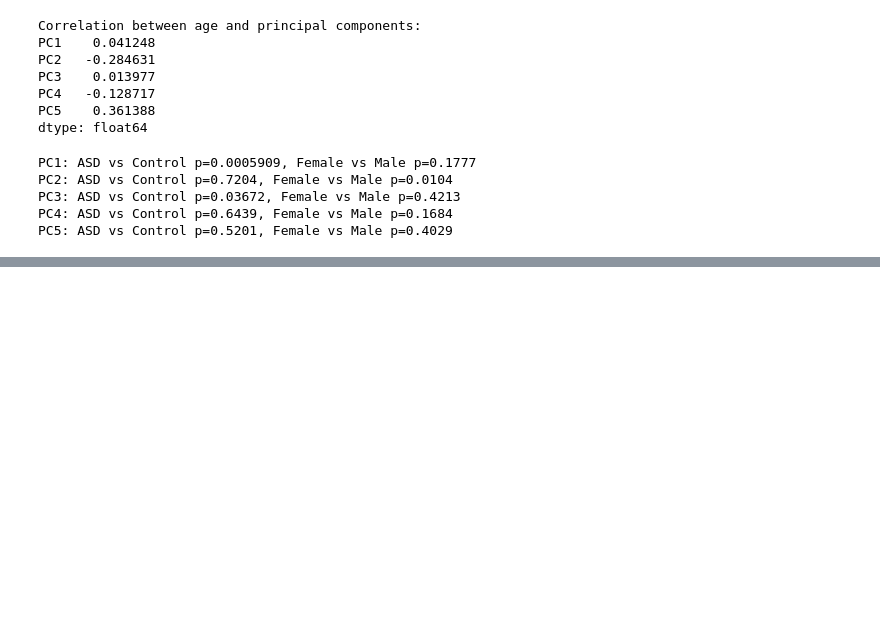
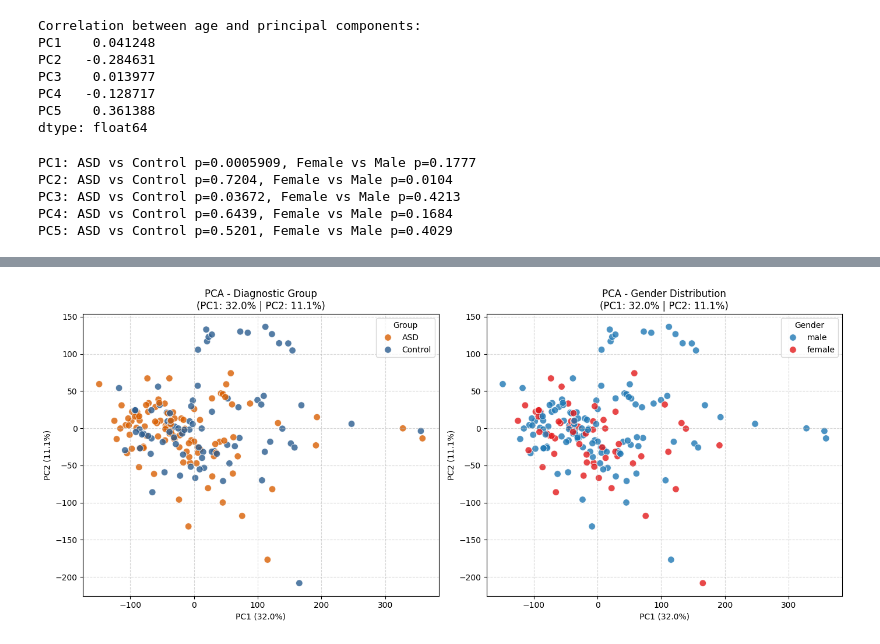
Before and after one commit to layakhosravi77-creator/ASD-Blood-Transcriptomic-Analysis, a Jupyter notebook: notebooks/01_data_exploration.ipynb, the cells around one changed output, grey strips where cells are left out. Drawn from its saved outputs; the diff is of its cells as text; code cells hidden in the pictures; blank space fills up the shorter version.

```diff
--- a/notebooks/01_data_exploration.ipynb
+++ b/notebooks/01_data_exploration.ipynb
@@ -1068,0 +1188,16 @@ PC5: ASD vs Control p=0.5201, Female vs Male p=0.4029
+# %%
+# Prepare samples × genes matrix
+X = gene_expression_log2.T
+
+# Align metadata with expression samples
+metadata_model = metadata_clean.set_index("sample_id").loc[X.index]
+
+# Define target and covariate
+y = metadata_model["group"].map({"Control": 0, "ASD": 1})
+sex = metadata_model["gender"].map({"female": 0, "male": 1})
+
+print("Feature matrix:", X.shape)
+print("Target distribution:")
+print(y.value_counts())
+print("\nMissing labels:", y.isna().sum())
+print("Missing sex values:", sex.isna().sum())
@@ -1068,0 +1968,80 @@ PC5: ASD vs Control p=0.5201, Female vs Male p=0.4029
+# %%
+import matplotlib.pyplot as plt
+import seaborn as sns
+from sklearn.decomposition import PCA
+from sklearn.preprocessing import StandardScaler
+
+print("در حال اجرای تحلیل PCA...")
+
+# ۱. استانداردسازی ویژگی‌ها (میانگین 0 و انحراف معیار 1) برای اجرای صحیح PCA
+scaler = StandardScaler()
+X_scaled = scaler.fit_transform(X)
+
+# ۲. اجرای PCA روی داده‌ها
+pca = PCA(n_components=10, random_state=42)
+X_pca = pca.fit_transform(X_scaled)
+
+# درصد اطلاعات (واریانس) ذخیره‌شده در هر مؤلفه
+var_ratio = pca.explained_variance_ratio_ * 100
+print(f"واریانس توجیه‌شده توسط PC1: {var_ratio[0]:.2f}%")
+print(f"واریانس توجیه‌شده توسط PC2: {var_ratio[1]:.2f}%")
+print(f"مجموع واریانس ۲ مؤلفه اول: {var_ratio[0] + var_ratio[1]:.2f}%")
+
+# ایجاد دیتافریم برای رسم نمودار
+pca_df = pd.DataFrame(
+    data=X_pca[:, :2],
+    columns=["PC1", "PC2"],
+    index=X.index
+)
+pca_df["Group"] = metadata_indexed["group"].values
+pca_df["Gender"] = metadata_indexed["gender"].values
+
+# ۳. رسم نمودارها
+fig, axes = plt.subplots(1, 2, figsize=(14, 6))
+
+# نمودار ۱: تفکیک بر اساس گروه بیماری (ASD vs Control)
+sns.scatterplot(
+    data=pca_df,
+    x="PC1", y="PC2",
+    hue="Group",
+    palette={"Control": "#2b5c8f", "ASD": "#d95f02"},
+    alpha=0.8,
+    s=70,
+    ax=axes[0]
+)
+axes[0].set_title(f"PCA - Diagnostic Group\n(PC1: {var_ratio[0]:.1f}% | PC2: {var_ratio[1]:.1f}%)", fontsize=12)
+axes[0].set_xlabel(f"PC1 ({var_ratio[0]:.1f}%)")
+axes[0].set_ylabel(f"PC2 ({var_ratio[1]:.1f}%)")
+axes[0].grid(True, linestyle="--", alpha=0.5)
+
+# نمودار ۲: تفکیک بر اساس جنسیت (Gender)
+sns.scatterplot(
+    data=pca_df,
+    x="PC1", y="PC2",
+    hue="Gender",
+    palette={"male": "#1f78b4", "female": "#e31a1c"},
+    alpha=0.8,
+    s=70,
+    ax=axes[1]
+)
+axes[1].set_title(f"PCA - Gender Distribution\n(PC1: {var_ratio[0]:.1f}% | PC2: {var_ratio[1]:.1f}%)", fontsize=12)
+axes[1].set_xlabel(f"PC1 ({var_ratio[0]:.1f}%)")
+axes[1].set_ylabel(f"PC2 ({var_ratio[1]:.1f}%)")
+axes[1].grid(True, linestyle="--", alpha=0.5)
+
+plt.tight_layout()
+plt.show()
+
+# ۴. بررسی همبستگی مؤلفه‌های اول با متغیر جنسیت و گروه بیماری
+from scipy.stats import pointbiserialr
+
+gender_binary = (pca_df["Gender"] == "male").astype(int)
+group_binary = (pca_df["Group"] == "ASD").astype(int)
+
+corr_pc1_group, p_group = pointbiserialr(pca_df["PC1"], group_binary)
+corr_pc1_gender, p_gender = pointbiserialr(pca_df["PC1"], gender_binary)
+
+print("\n--- همبستگی آماری مؤلفه اول (PC1) با برچسب‌ها ---")
+print(f"همبستگی PC1 با بیماری (ASD): r = {corr_pc1_group:.3f} (p-value = {p_group:.4e})")
+print(f"همبستگی PC1 با جنسیت (Male): r = {corr_pc1_gender:.3f} (p-value = {p_gender:.4e})")
+# %% [output]
@@ -1068,0 +2052 @@ PC5: ASD vs Control p=0.5201, Female vs Male p=0.4029
+[figure, added]
```
Also changed, not shown: parts of 29 cells of this notebook.
